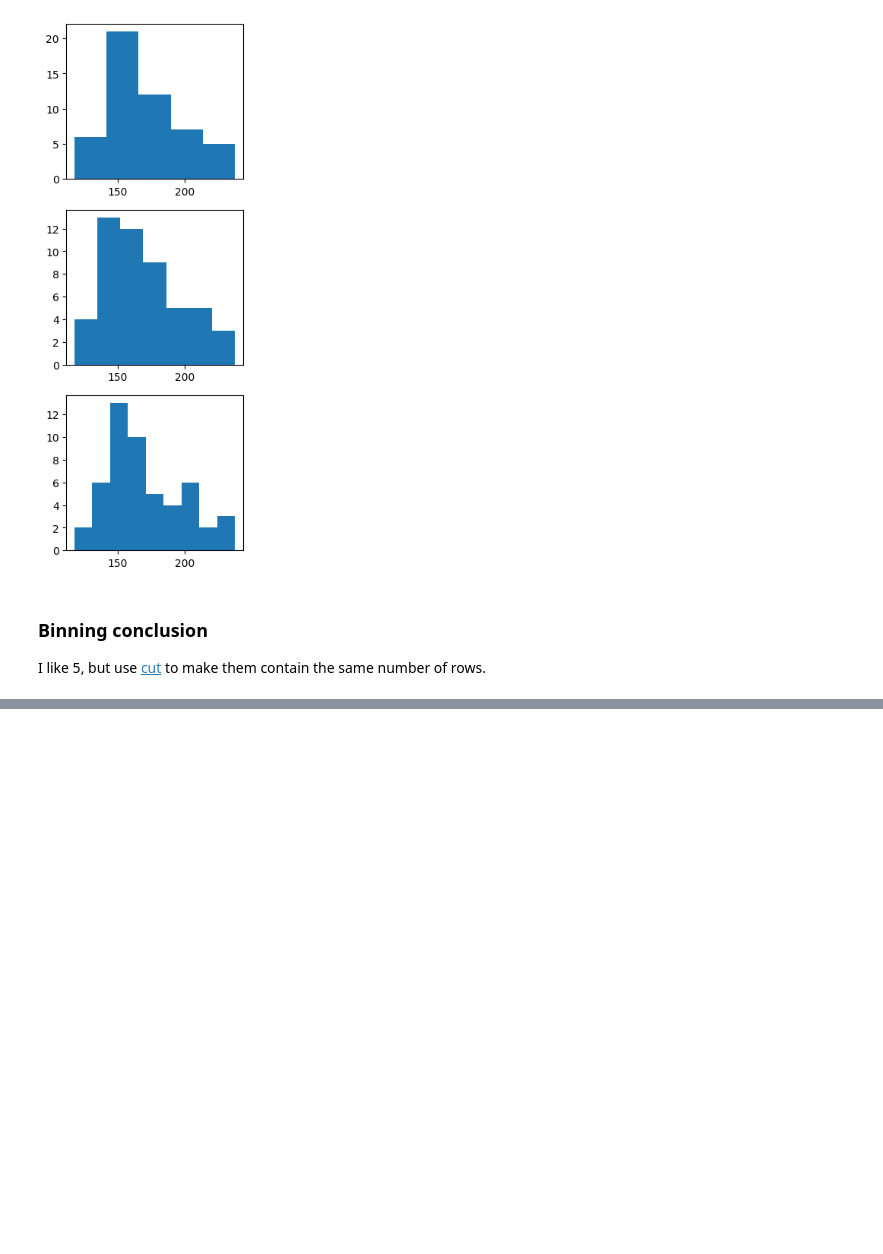
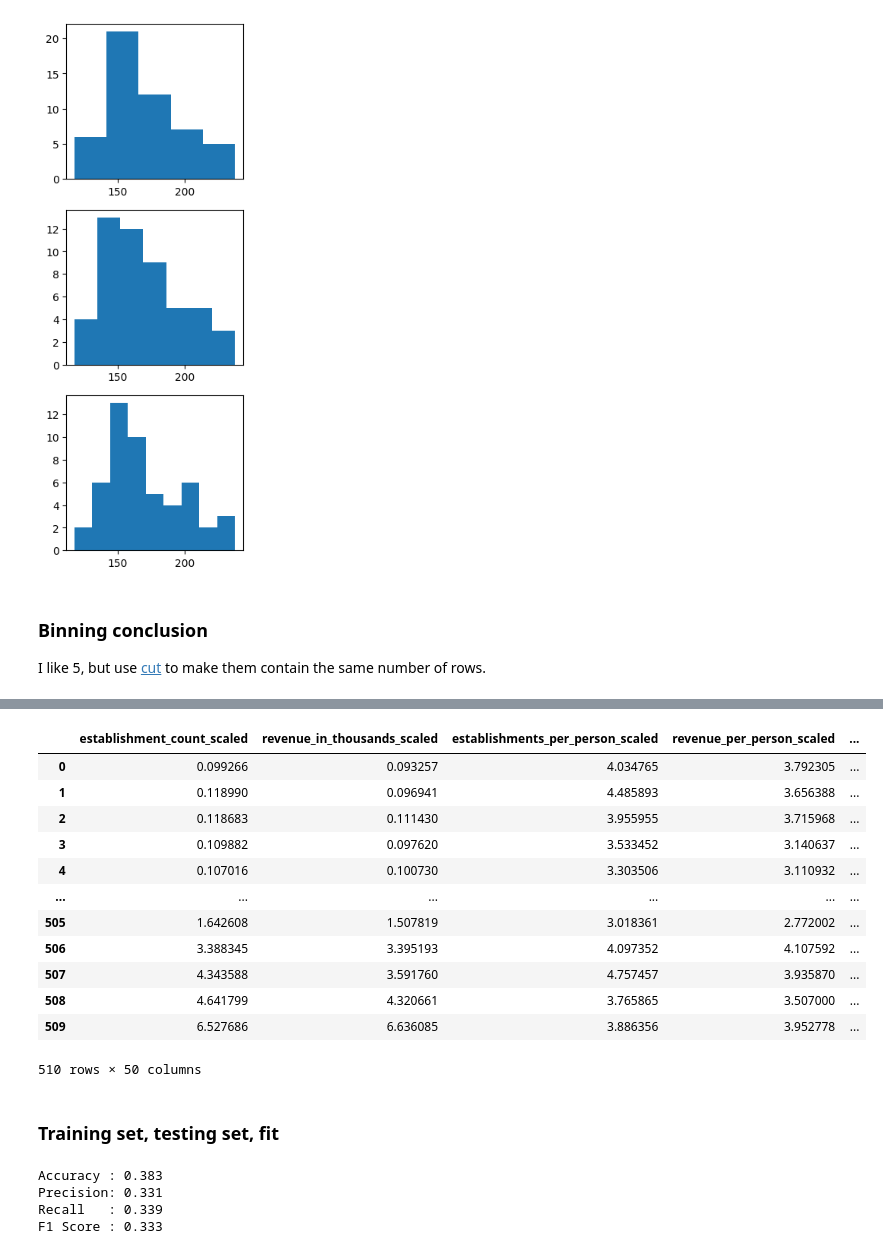
Before and after one commit to jsf80238/data_science, a Jupyter notebook: notebooks/death_rate.ipynb, the cells around one changed output, grey strips where cells are left out. Cells and saved outputs as stored; diff of their text form; code cells hidden in the pictures; blank space fills up the shorter version.

```diff
--- a/notebooks/death_rate.ipynb
+++ b/notebooks/death_rate.ipynb
@@ -1288,0 +1351,69 @@ bayes_df.head(2)
+# %%
+bayes_df = pd.concat(frames_by_cause_dict.values(), axis=0)
+drop_column_list = [
+    "death_rate",
+    "death_rate_normalized",
+    "state_key",
+    "establishment_count",
+    "revenue_in_thousands",
+    "revenue_per_person",
+    "population",
+    "population_scaled",
+    "state_key_scaled",
+]
+bayes_df.drop(columns=drop_column_list, inplace=True)
+bayes_df
+# %% [output]
+|  | establishment_count_scaled | revenue_in_thousands_scaled | establishments_per_person_scaled | revenue_per_person_scaled | ... |
+| 0 | 0.099266 | 0.093257 | 4.034765 | 3.792305 | ... |
+| 1 | 0.118990 | 0.096941 | 4.485893 | 3.656388 | ... |
+| 2 | 0.118683 | 0.111430 | 3.955955 | 3.715968 | ... |
+| 3 | 0.109882 | 0.097620 | 3.533452 | 3.140637 | ... |
+| 4 | 0.107016 | 0.100730 | 3.303506 | 3.110932 | ... |
+| ... | ... | ... | ... | ... | ... |
+| 505 | 1.642608 | 1.507819 | 3.018361 | 2.772002 | ... |
+| 506 | 3.388345 | 3.395193 | 4.097352 | 4.107592 | ... |
+| 507 | 4.343588 | 3.591760 | 4.757457 | 3.935870 | ... |
+| 508 | 4.641799 | 4.320661 | 3.765865 | 3.507000 | ... |
+| 509 | 6.527686 | 6.636085 | 3.886356 | 3.952778 | ... |
+510 rows × 50 columns
+# %% [markdown]
+### Training set, testing set, fit
+# %%
+y = bayes_df["death_rate_category"]
+X = bayes_df.copy()
+X.drop(columns=["death_rate_category"], inplace=True)
+
+X_train, X_test, y_train, y_test = train_test_split(X, y, test_size=0.25)
+
+naive_bayes = GaussianNB()
+naive_bayes.fit(X_train, y_train)
+y_predicates = naive_bayes.predict(X_test)
+
+accuracy = accuracy_score(
+    y_test, y_predicates,
+)
+precision = precision_score(
+    y_test, y_predicates,
+    average='macro',
+    labels=label_list,
+)
+recall = recall_score(
+    y_test, y_predicates,
+    average='macro',
+    labels=label_list,
+)
+f1 = f1_score(
+    y_test, y_predicates,
+    average='macro',
+    labels=label_list,
+)
+print(f"Accuracy : {accuracy:.3f}")
+print(f"Precision: {precision:.3f}")
+print(f"Recall   : {recall:.3f}")
+print(f"F1 Score : {f1:.3f}")
+# %% [output]
+Accuracy : 0.383
+Precision: 0.331
+Recall   : 0.339
+F1 Score : 0.333
```
Also changed, not shown: parts of 14 cells of this notebook.
